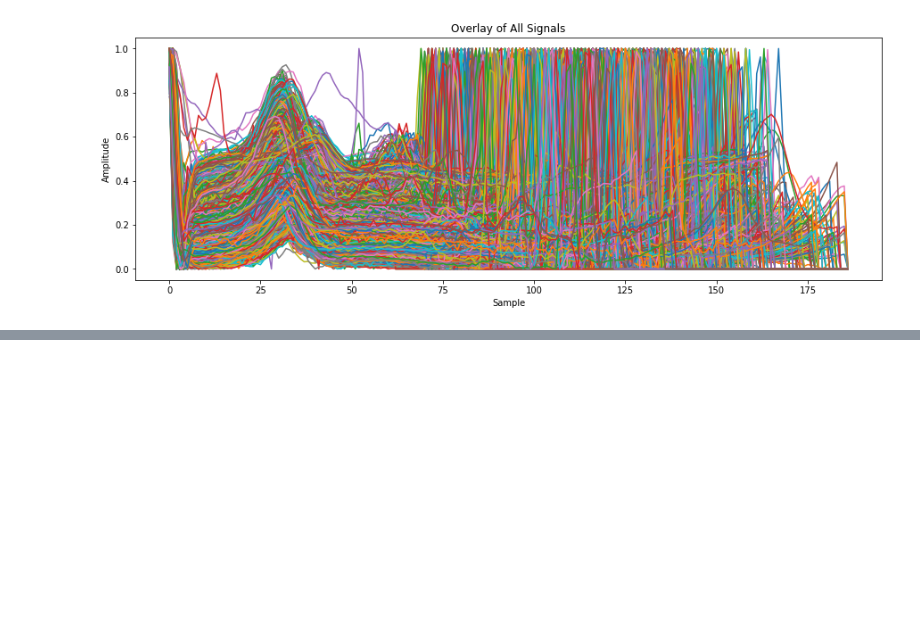
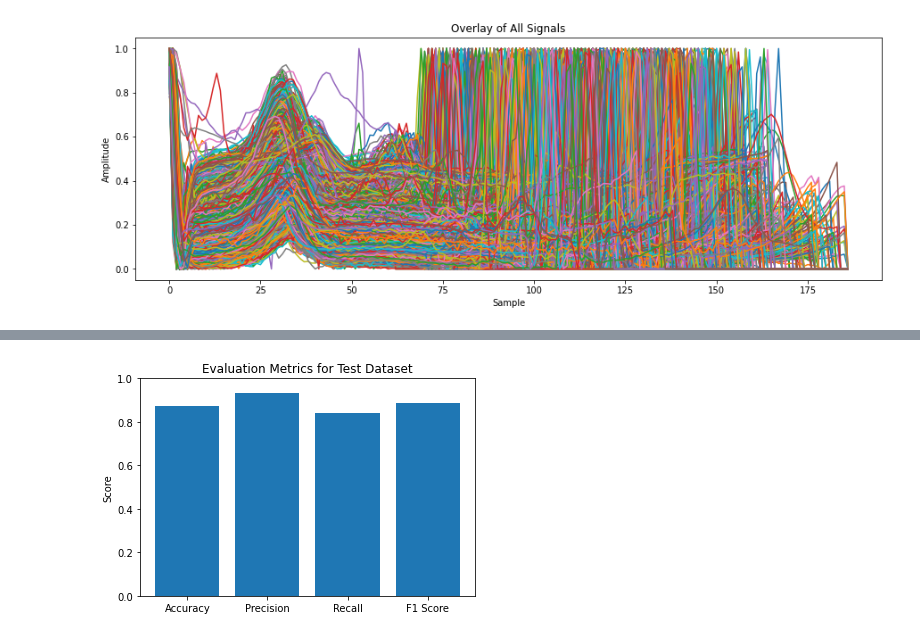
Before and after one commit to hnhine/mlmed2024, a Jupyter notebook: prac1_ECG/par.ipynb, the cells around one changed output, grey strips where cells are left out. Saved outputs shown, nothing was run; the diff lists cells and outputs as text; code cells hidden in the pictures; blank space fills up the shorter version.

```diff
--- a/prac1_ECG/par.ipynb
+++ b/prac1_ECG/par.ipynb
@@ -175,0 +369,17 @@ Test Accuracy: 0.9594640731811523
+# %%
+accuracy = accuracy_score(y_test_np, test_predictions_np)
+precision = precision_score(y_test_np, test_predictions_np)
+recall = recall_score(y_test_np, test_predictions_np)
+f1 = f1_score(y_test_np, test_predictions_np)
+
+# Plot the metrics
+metrics = ['Accuracy', 'Precision', 'Recall', 'F1 Score']
+values = [accuracy, precision, recall, f1]
+
+plt.bar(metrics, values)
+plt.title('Evaluation Metrics for Test Dataset')
+plt.ylabel('Score')
+plt.ylim(0, 1)  # Assuming scores are between 0 and 1
+plt.show()
+# %% [output]
+[figure, added]
```
Also changed, not shown: parts of 11 cells of this notebook, 2 other files.
